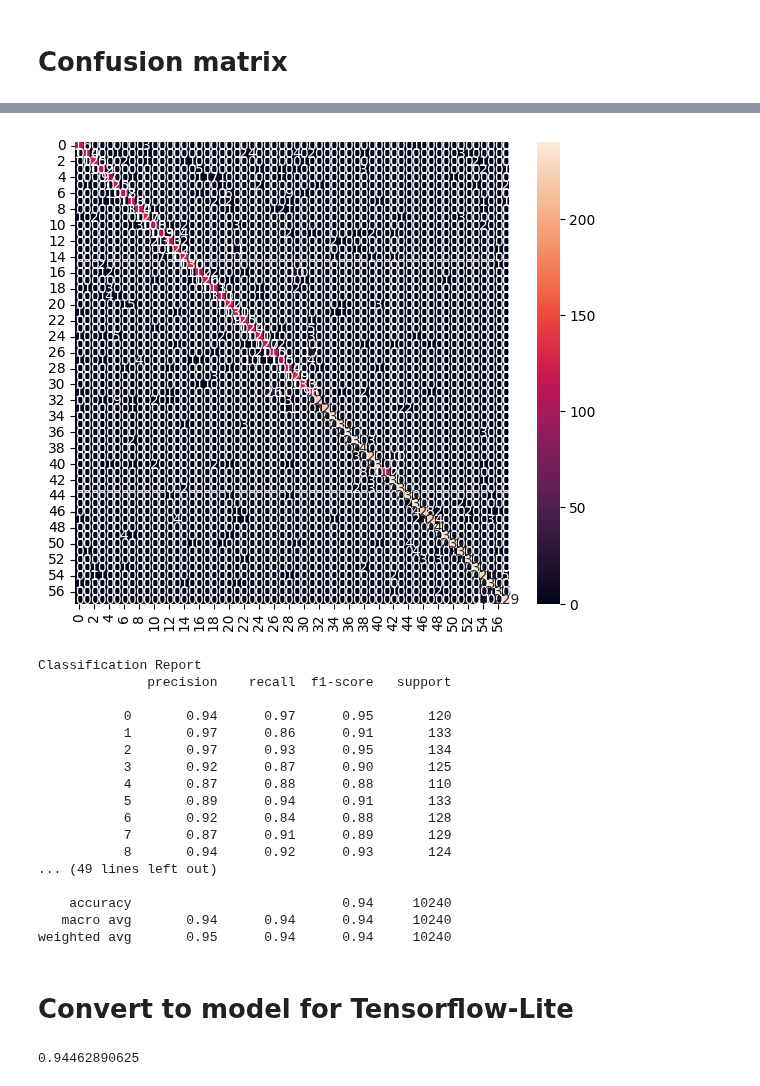
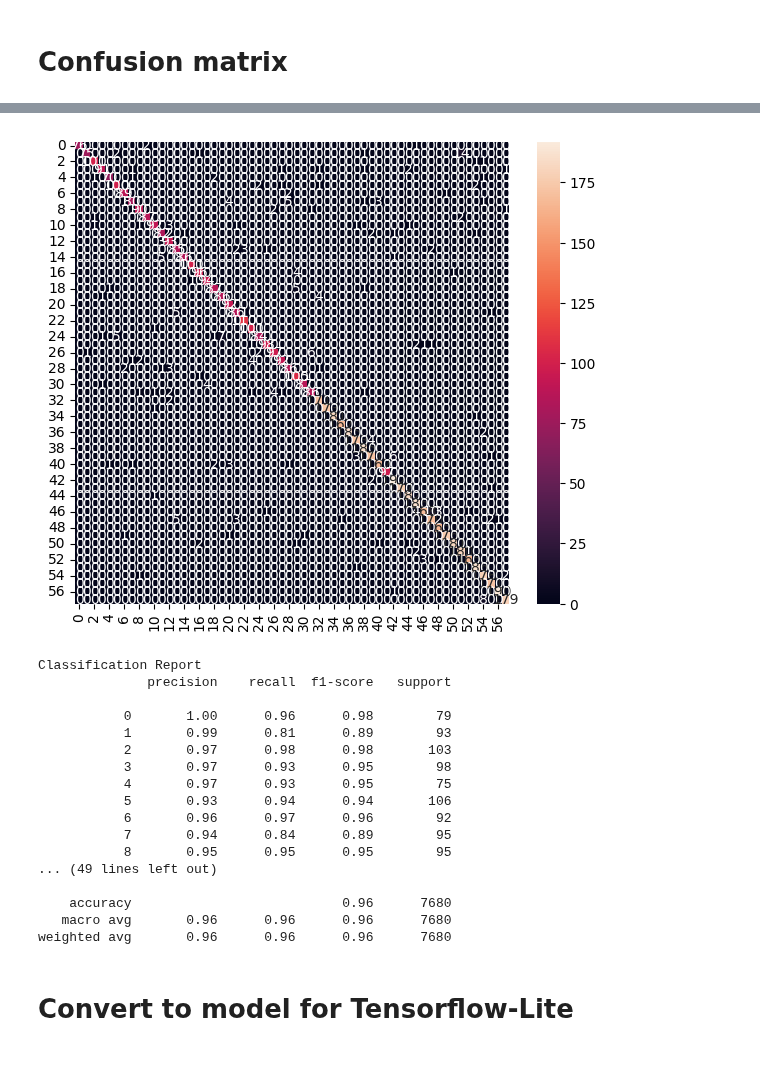
Before and after one commit to ZeinShehab/Labeeb, a Jupyter notebook: src/lsl_translator/model/symbol_classifier.ipynb, the cells around one changed output, grey strips where cells are left out. Saved outputs shown, nothing was run; the diff lists cells and outputs as text; code cells hidden in the pictures.

Commit message:
Used neural network for symbol classification

```diff
--- a/src/lsl_translator/model/symbol_classifier.ipynb
+++ b/src/lsl_translator/model/symbol_classifier.ipynb
@@ -44,6 +26,8 @@ print(X_train[0])
 # %%
 y_train = np.loadtxt(train_dataset, delimiter=',', dtype='int32', usecols=(0))
-y_test = np.loadtxt(test_dataset, delimiter=',', dtype='int32', usecols=(0))
+y_test_data = np.loadtxt(test_dataset, delimiter=',', dtype='int32', usecols=(0))
+# %%
+X_test, X_valid, y_test, y_valid = train_test_split(X_test_data, y_test_data, train_size=0.75, random_state=RANDOM_SEED)
 # %%
 print(np.unique(y_train))
 print(np.unique(y_test))
@@ -115,10 +52,0 @@ XGBClassifier(base_score=None, booster=None, callbacks=None,
-# %%
-# Model evaluation
-# val_loss, val_acc = model.evaluate(X_test, y_test, batch_size=128)
-
-y_pred = model.predict(X_test)
-from sklearn.metrics import accuracy_score
-accuracy = accuracy_score(y_test, y_pred)
-print("Accuracy:", accuracy)
-
-model.score(X_test, y_test)
@@ -127,0 +113,2 @@ Accuracy: 0.94462890625
+# %%
+model = tf.keras.models.load_model(model_save_path)
@@ -149,7 +161,7 @@ def print_confusion_matrix(y_true, y_pred, report=True):
         print(classification_report(y_test, y_pred))
 
 Y_pred = model.predict(X_test)
-# y_pred = np.argmax(Y_pred, axis=1)
+y_pred = np.argmax(Y_pred, axis=1)
 
-print_confusion_matrix(y_test, Y_pred)
+print_confusion_matrix(y_test, y_pred)
 # %% [output]
@@ -156,20 +169,20 @@ print_confusion_matrix(y_test, Y_pred)
-[figure, old version]
+[figure, new version]
-Classification Report
-              precision    recall  f1-score   support
-
-           0       0.94      0.97      0.95       120
-           1       0.97      0.86      0.91       133
-           2       0.97      0.93      0.95       134
-           3       0.92      0.87      0.90       125
-           4       0.87      0.88      0.88       110
-           5       0.89      0.94      0.91       133
-           6       0.92      0.84      0.88       128
-           7       0.87      0.91      0.89       129
-           8       0.94      0.92      0.93       124
-... (49 lines left out)
-
-    accuracy                           0.94     10240
-   macro avg       0.94      0.94      0.94     10240
-weighted avg       0.95      0.94      0.94     10240
+Classification Report
+              precision    recall  f1-score   support
+
+           0       1.00      0.96      0.98        79
+           1       0.99      0.81      0.89        93
+           2       0.97      0.98      0.98       103
+           3       0.97      0.93      0.95        98
+           4       0.97      0.93      0.95        75
+           5       0.93      0.94      0.94       106
+           6       0.96      0.97      0.96        92
+           7       0.94      0.84      0.89        95
+           8       0.95      0.95      0.95        95
+... (49 lines left out)
+
+    accuracy                           0.96      7680
+   macro avg       0.96      0.96      0.96      7680
+weighted avg       0.96      0.96      0.96      7680
 # %% [markdown]
 # Convert to model for Tensorflow-Lite
@@ -186,4 +191,0 @@ loaded_model.load_model(model_save_path)
-# %%
-loaded_model.score(X_test, y_test)
-# %% [output]
-0.94462890625
```
Also changed, not shown: parts of 28 cells of this notebook, 5 other files.
